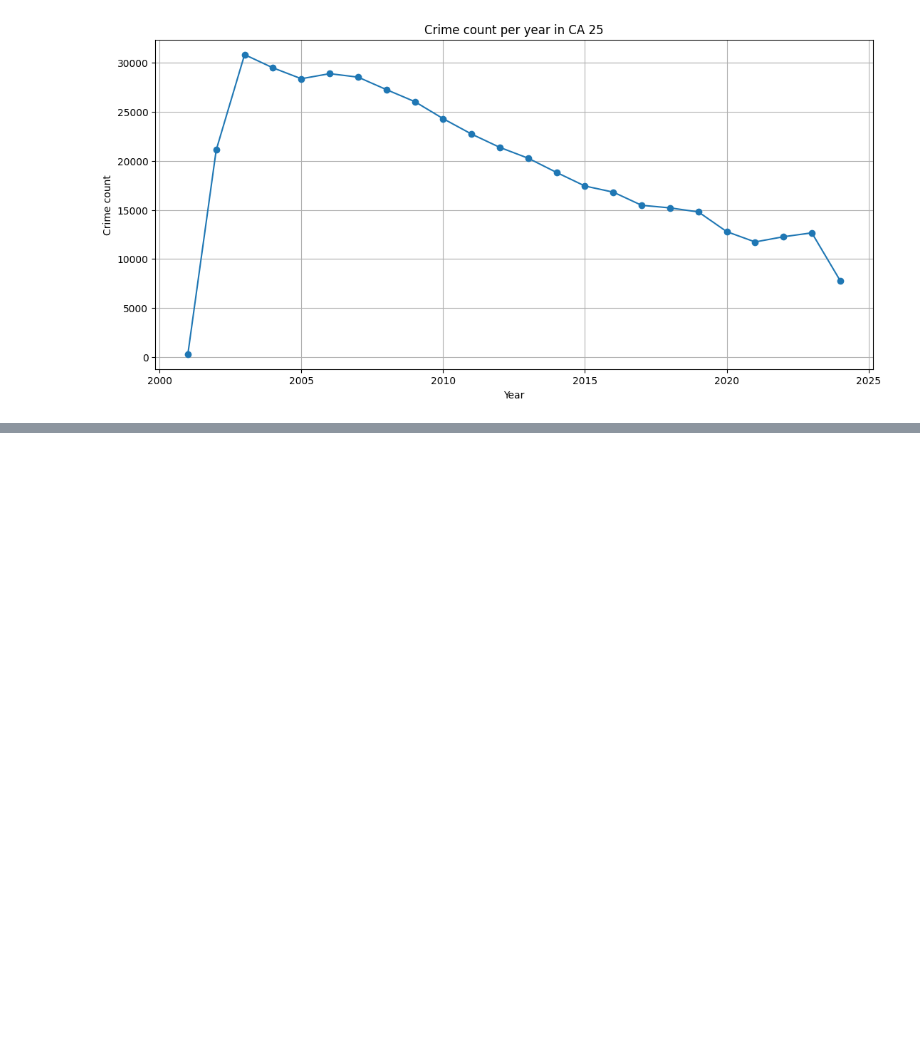
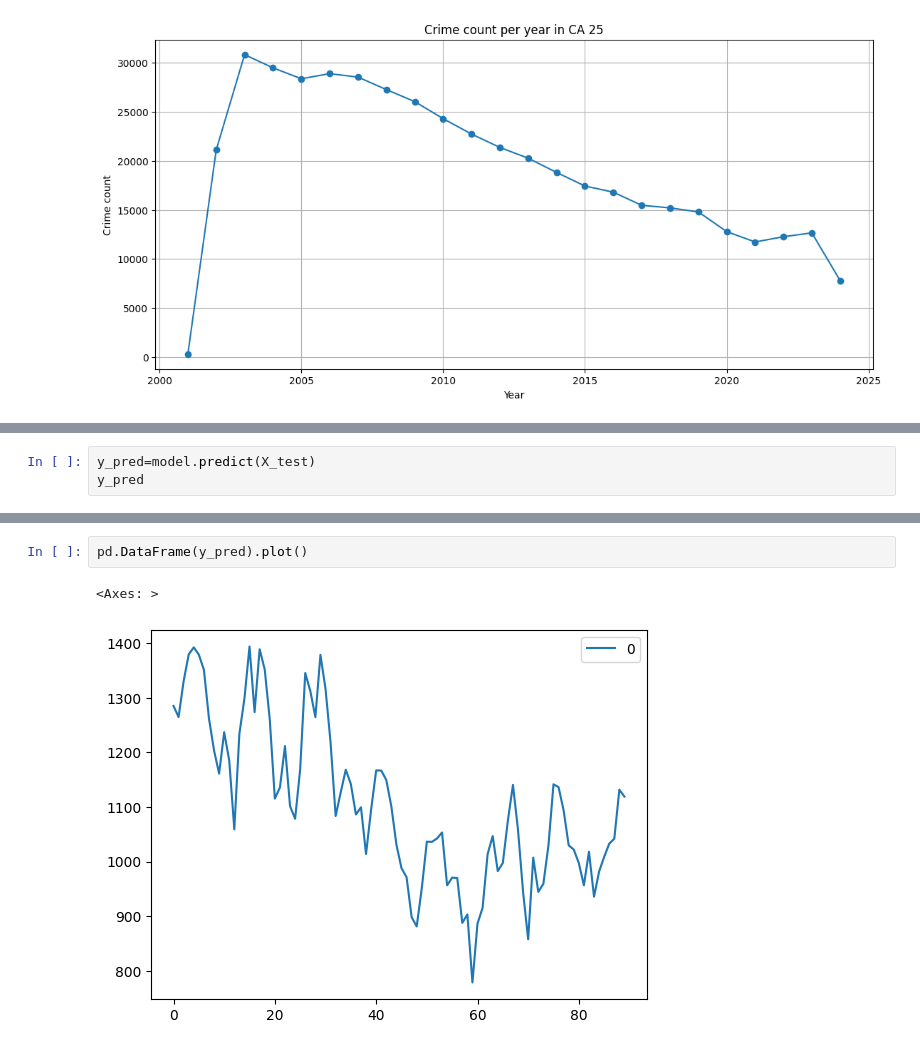
Before and after one commit to jonfoong/LW_chicago_crime_pred, a Jupyter notebook: notebooks/marko/DataExploration.ipynb, the cells around one changed output, grey strips where cells are left out. Saved outputs shown, nothing was run; the diff lists cells and outputs as text; blank space fills up the shorter version.

```diff
--- a/notebooks/marko/DataExploration.ipynb
+++ b/notebooks/marko/DataExploration.ipynb
@@ -240,0 +347,3 @@ plt.show()
+# %%
+y_pred=model.predict(X_test)
+y_pred
@@ -240,0 +368,5 @@ plt.show()
+# %%
+pd.DataFrame(y_pred).plot()
+# %% [output]
+<Axes: >
+[figure, added]
```
Also changed, not shown: parts of 16 cells of this notebook, 1 other file.
